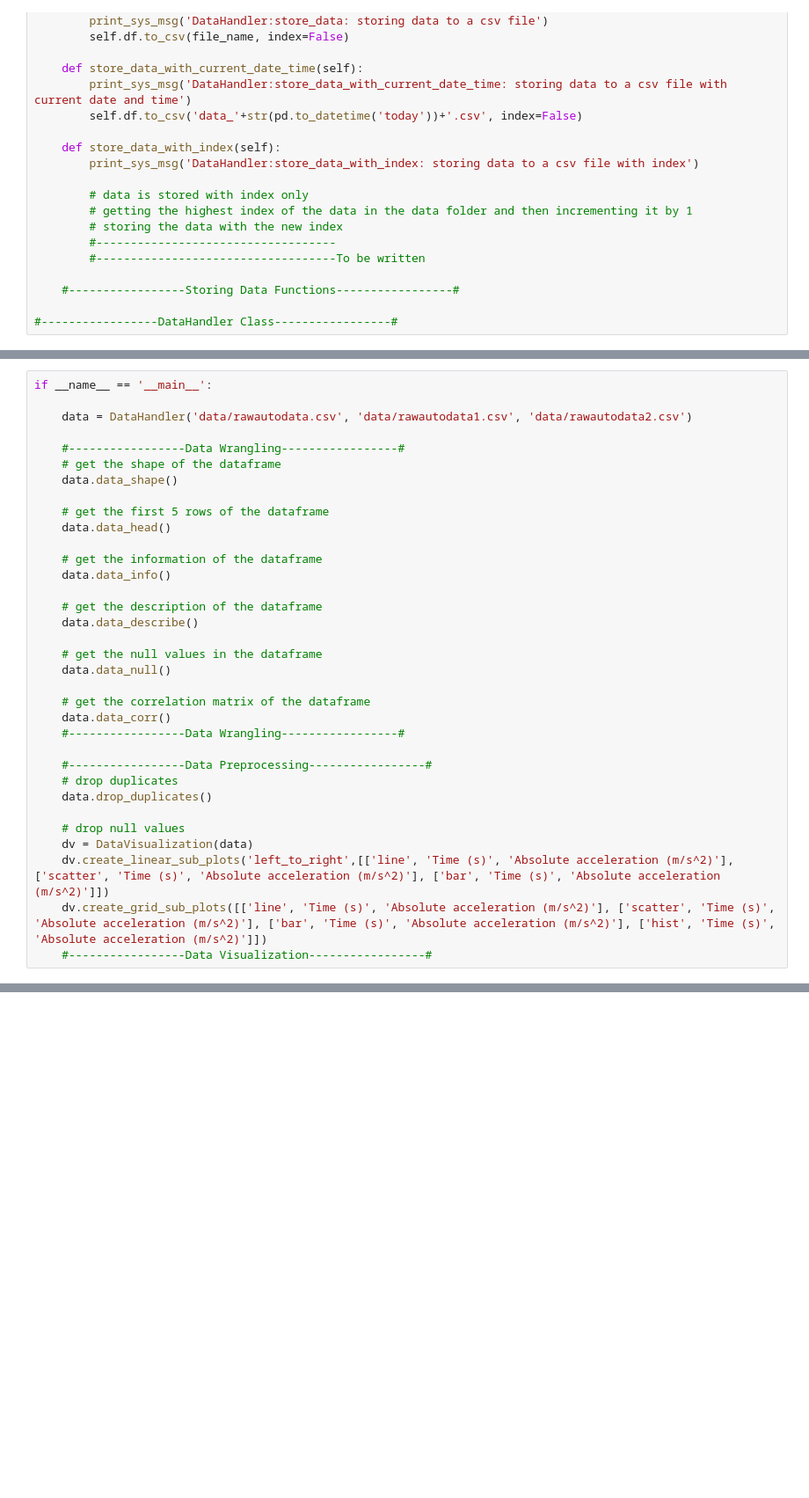
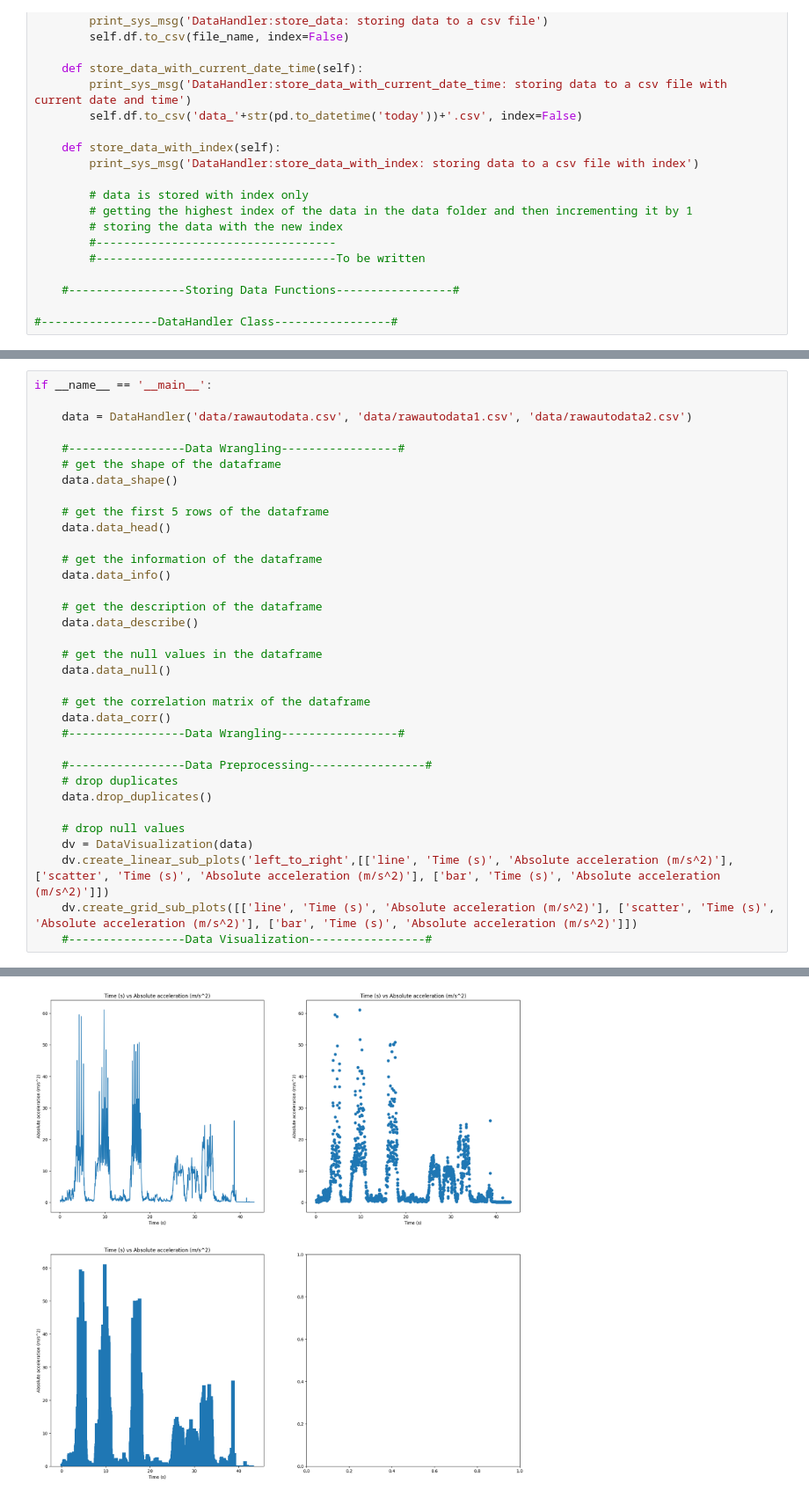
Before and after one commit to samarth-ar10/DSML-CW2-GROUP, a Jupyter notebook: main.ipynb, the cells around one changed output, grey strips where cells are left out. Shown: that part at 88% size. Saved outputs shown, nothing was run; the diff lists cells and outputs as text; blank space fills up the shorter version.

```diff
--- a/main.ipynb
+++ b/main.ipynb
@@ -474,7 +475,7 @@ if __name__ == '__main__':
     # drop null values
     dv = DataVisualization(data)
     dv.create_linear_sub_plots('left_to_right',[['line', 'Time (s)', 'Absolute acceleration (m/s^2)'], ['scatter', 'Time (s)', 'Absolute acceleration (m/s^2)'], ['bar', 'Time (s)', 'Absolute acceleration (m/s^2)']])
-    dv.create_grid_sub_plots([['line', 'Time (s)', 'Absolute acceleration (m/s^2)'], ['scatter', 'Time (s)', 'Absolute acceleration (m/s^2)'], ['bar', 'Time (s)', 'Absolute acceleration (m/s^2)'], ['hist', 'Time (s)', 'Absolute acceleration (m/s^2)']])
+    dv.create_grid_sub_plots([['line', 'Time (s)', 'Absolute acceleration (m/s^2)'], ['scatter', 'Time (s)', 'Absolute acceleration (m/s^2)'], ['bar', 'Time (s)', 'Absolute acceleration (m/s^2)']])
     #-----------------Data Visualization-----------------#
 # %% [output]
 ----------System control message
@@ -497,0 +501 @@ DataVisualization:create_base_plots: creating base plots
+[figure, added]
```
Also changed, not shown: parts of 2 cells of this notebook.
